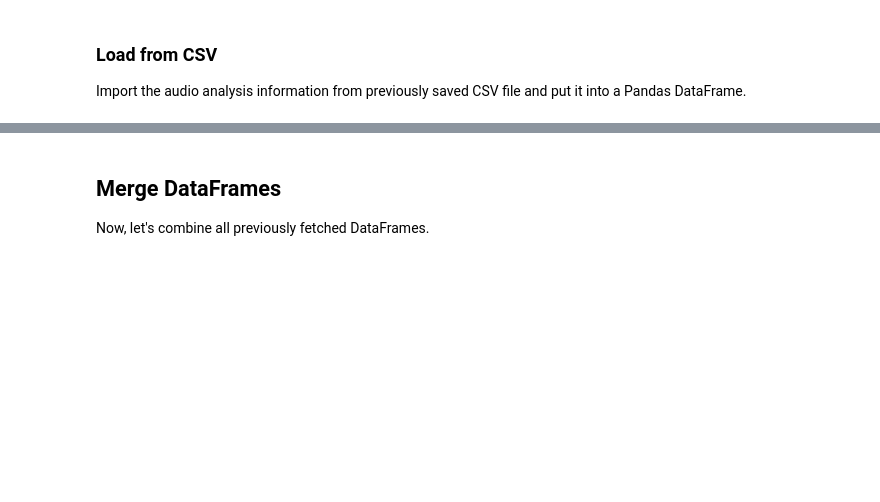
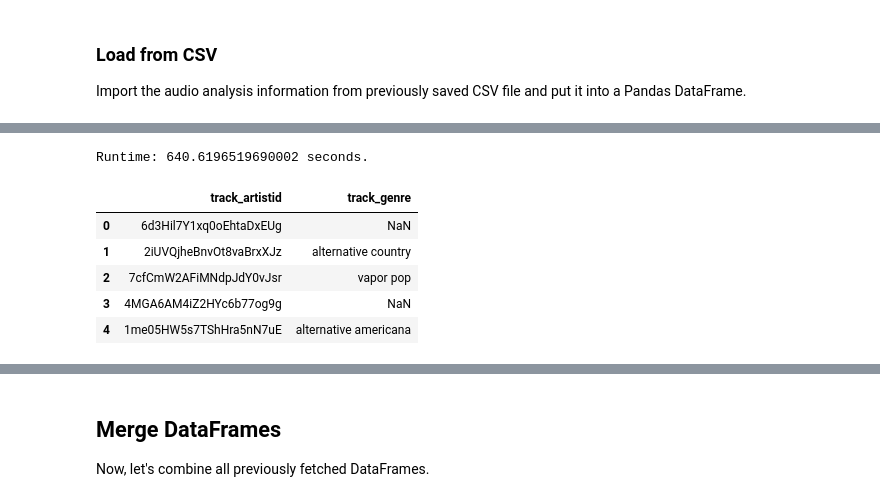
Before and after one commit to adamsiemaszkiewicz/eargasm-music, a Jupyter notebook: eargasm_data-retrieval.ipynb, the cells around one changed output, grey strips where cells are left out. Cells and saved outputs as stored; diff of their text form; code cells hidden in the pictures; blank space fills up the shorter version.

```diff
--- a/eargasm_data-retrieval.ipynb
+++ b/eargasm_data-retrieval.ipynb
@@ -717,0 +736,22 @@ audio_analysis_df = pd.read_csv('audio_analysis.csv', index_col=0)
+# %%
+tqdm.pandas()
+
+start = timeit.default_timer()
+
+genres_df = pd.DataFrame(basic_info_df['track_artistid'])
+genres_df['track_genre'] = genres_df['track_artistid'].progress_apply(lambda x: np.nan if len(sp.artist(x)['genres']) == 0 else sp.artist(x)['genres'][0])
+
+
+stop = timeit.default_timer()
+print('Runtime: {} seconds.'.format(stop-start))
+# %% [output]
+Runtime: 640.6196519690002 seconds.
+# %%
+genres_df.head()
+# %% [output]
+|  | track_artistid | track_genre |
+| 0 | 6d3Hil7Y1xq0oEhtaDxEUg | NaN |
+| 1 | 2iUVQjheBnvOt8vaBrxXJz | alternative country |
+| 2 | 7cfCmW2AFiMNdpJdY0vJsr | vapor pop |
+| 3 | 4MGA6AM4iZ2HYc6b77og9g | NaN |
+| 4 | 1me05HW5s7TShHra5nN7uE | alternative americana |
```
Also changed, not shown: parts of 29 cells of this notebook, 4 other files.
